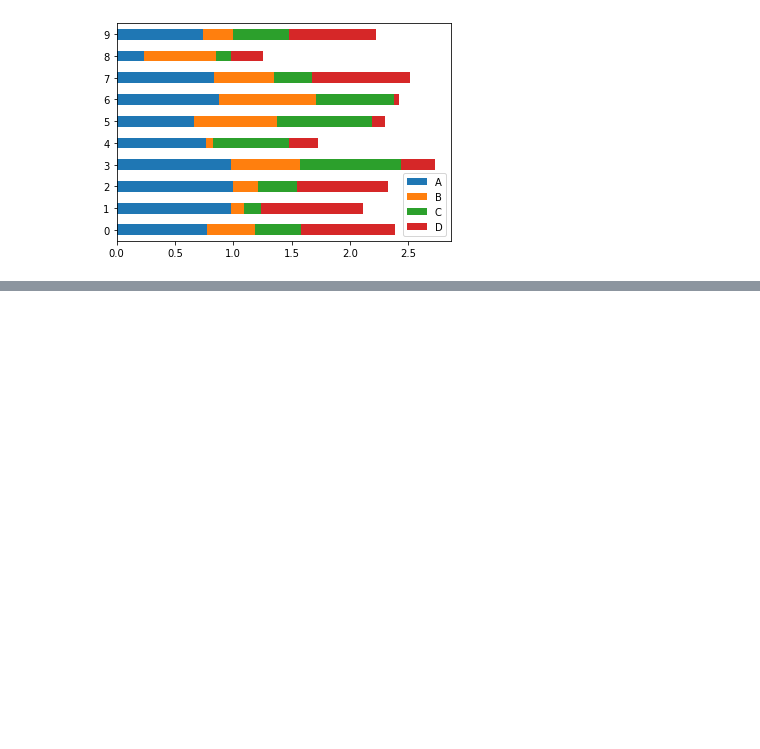
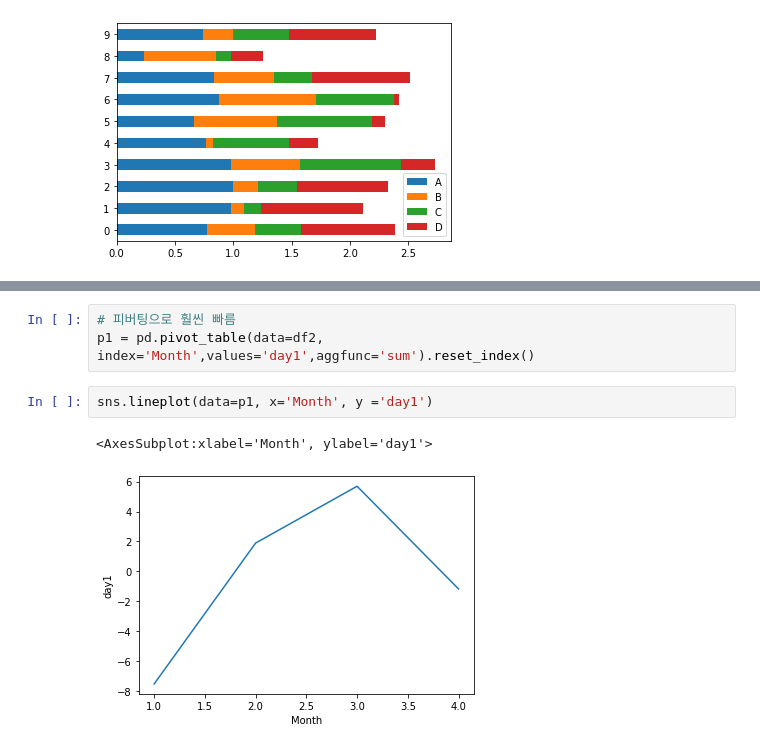
Before and after one commit to SeungHyeonHwang/DataScience, a Jupyter notebook: pandasBasic/TimeSeriesData.ipynb, the cells around one changed output, grey strips where cells are left out. Saved outputs shown, nothing was run; the diff lists cells and outputs as text; blank space fills up the shorter version.

```diff
--- a/pandasBasic/TimeSeriesData.ipynb
+++ b/pandasBasic/TimeSeriesData.ipynb
@@ -174,0 +237,8 @@ df2.plot.barh(stacked=True)
+# %%
+# 피버팅으로 훨씬 빠름
+p1 = pd.pivot_table(data=df2, index='Month',values='day1',aggfunc='sum').reset_index()
+# %%
+sns.lineplot(data=p1, x='Month', y ='day1')
+# %% [output]
+<AxesSubplot:xlabel='Month', ylabel='day1'>
+[figure, added]
```
Also changed, not shown: parts of 19 cells of this notebook.
